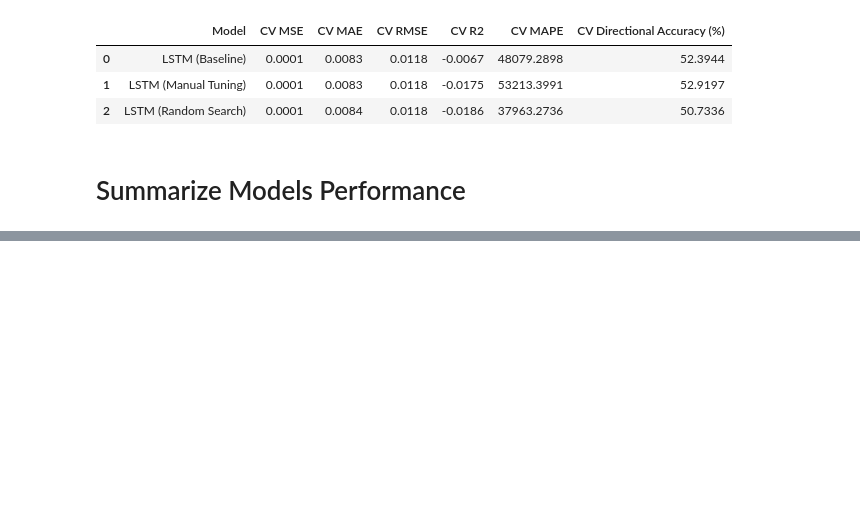
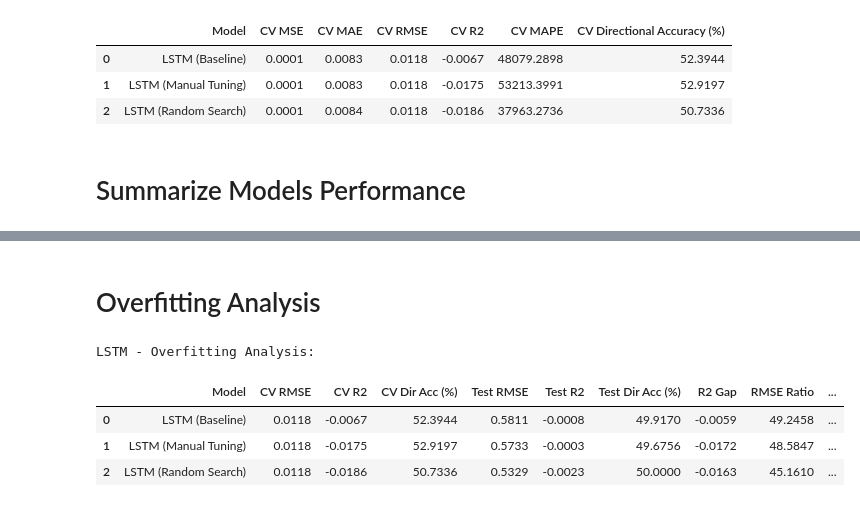
Before and after one commit to tshihab07/gold-price-forecasting, a Jupyter notebook: notebookes/model_LSTM.ipynb, the cells around one changed output, grey strips where cells are left out. Cells and saved outputs as stored; diff of their text form; code cells hidden in the pictures; blank space fills up the shorter version.

Commit message:
feat(eval): add overfitting diagnostics and generalization assessment

```diff
--- a/notebookes/model_LSTM.ipynb
+++ b/notebookes/model_LSTM.ipynb
@@ -1617,3 +1617,5 @@ Overall Model Performance:
 | 0 | LSTM (Baseline) | 0.0001 | 0.0083 | 0.0118 | -0.0067 | 48079.2898 | 52.3944 | 0.3377 | 0.4277 | ... |
 | 1 | LSTM (Manual Tuning) | 0.0001 | 0.0083 | 0.0118 | -0.0175 | 53213.3991 | 52.9197 | 0.3287 | 0.4239 | ... |
 | 2 | LSTM (Random Search) | 0.0001 | 0.0084 | 0.0118 | -0.0186 | 37963.2736 | 50.7336 | 0.2840 | 0.4094 | ... |
+# %% [markdown]
+# Overfitting Analysis
@@ -1619,0 +1667,9 @@ Overall Model Performance:
+# %%
+print("LSTM - Overfitting Analysis:")
+display(overfit_df)
+# %% [output]
+LSTM - Overfitting Analysis:
+|  | Model | CV RMSE | CV R2 | CV Dir Acc (%) | Test RMSE | Test R2 | Test Dir Acc (%) | R2 Gap | RMSE Ratio | ... |
+| 0 | LSTM (Baseline) | 0.0118 | -0.0067 | 52.3944 | 0.5811 | -0.0008 | 49.9170 | -0.0059 | 49.2458 | ... |
+| 1 | LSTM (Manual Tuning) | 0.0118 | -0.0175 | 52.9197 | 0.5733 | -0.0003 | 49.6756 | -0.0172 | 48.5847 | ... |
+| 2 | LSTM (Random Search) | 0.0118 | -0.0186 | 50.7336 | 0.5329 | -0.0023 | 50.0000 | -0.0163 | 45.1610 | ... |
```
Also changed, not shown: parts of 1 cell of this notebook.
